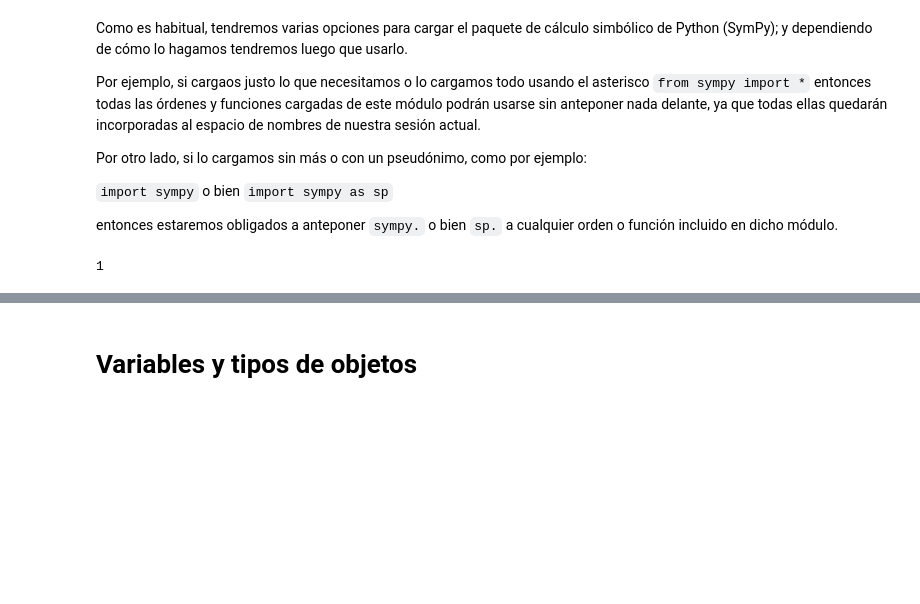
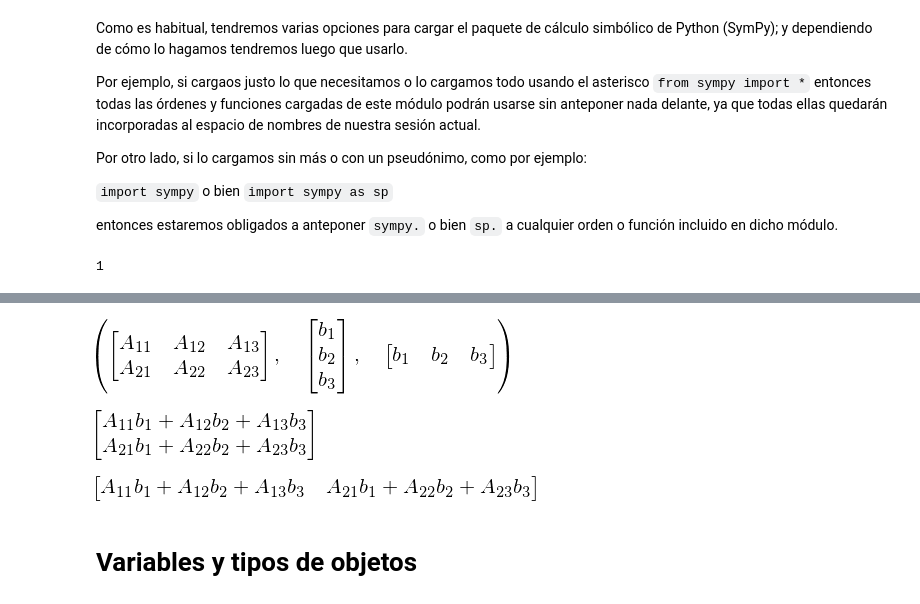
Before and after one commit to prodelas/TallerPythonUGR, a Jupyter notebook: notebooks_adicionales/Introduc_Python_y_modulos_adicionales.ipynb, the cells around one changed output, grey strips where cells are left out. Cells and saved outputs as stored; diff of their text form; code cells hidden in the pictures; blank space fills up the shorter version.

```diff
--- a/notebooks_adicionales/Introduc_Python_y_modulos_adicionales.ipynb
+++ b/notebooks_adicionales/Introduc_Python_y_modulos_adicionales.ipynb
@@ -265,3 +310,15 @@ sp.simplify(sp.cos(x)**2 + sp.sin(x)**2)  # y aquí obtenemos
+# %%
+A,b,b.T
+# %% [output]
+[figure, added]
+# %%
+A*b
+# %% [output]
+[figure, added]
+# %%
+(b.T)*A.T
+# %% [output]
+[figure, added]
 # %% [markdown]
 # Variables y tipos de objetos
 # %% [markdown]
```
Also changed, not shown: parts of 26 cells of this notebook.
